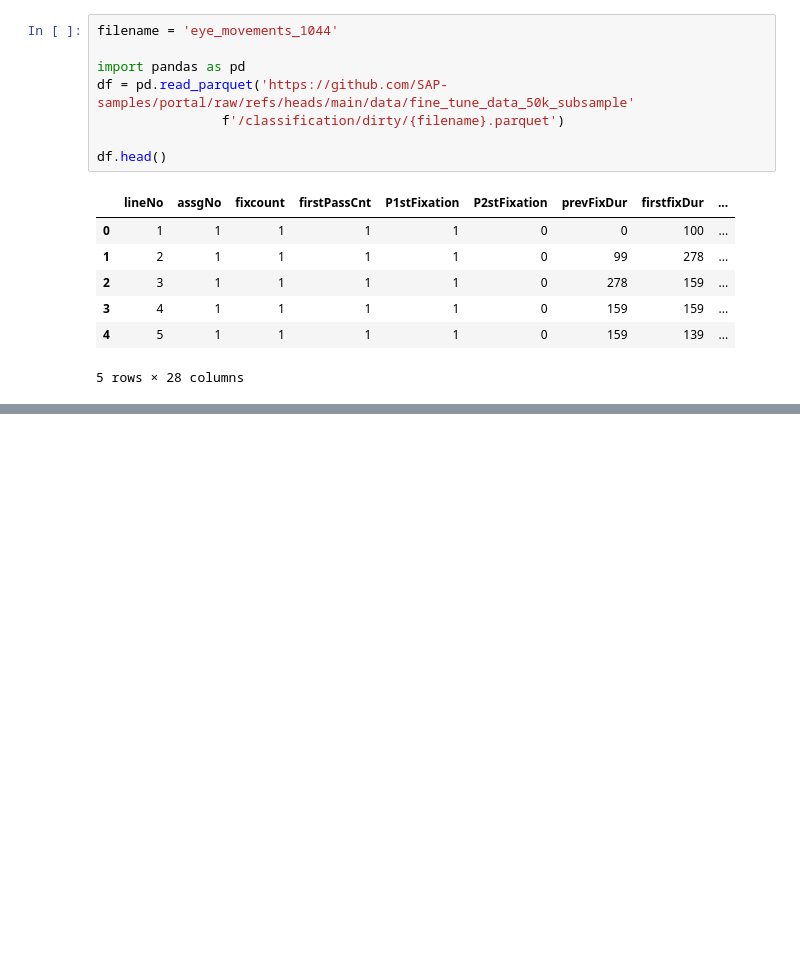
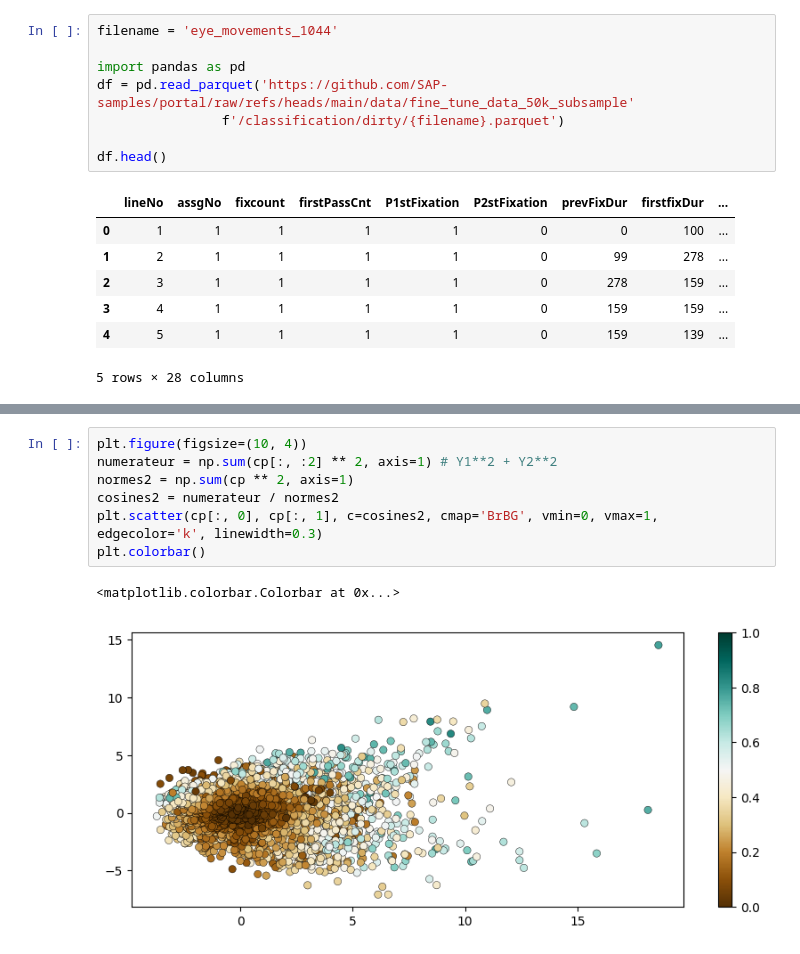
Before and after one commit to Fares596/python_DS_project, a Jupyter notebook: eye_project.ipynb, the cells around one changed output, grey strips where cells are left out. Cells and saved outputs as stored; diff of their text form; blank space fills up the shorter version.

```diff
--- a/eye_project.ipynb
+++ b/eye_project.ipynb
@@ -20,0 +86,10 @@ len(df["label"].unique()) ##il y a 3 classes differentes
+# %%
+plt.figure(figsize=(10, 4))
+numerateur = np.sum(cp[:, :2] ** 2, axis=1) # Y1**2 + Y2**2
+normes2 = np.sum(cp ** 2, axis=1)
+cosines2 = numerateur / normes2
+plt.scatter(cp[:, 0], cp[:, 1], c=cosines2, cmap='BrBG', vmin=0, vmax=1, edgecolor='k', linewidth=0.3)
+plt.colorbar()
+# %% [output]
+<matplotlib.colorbar.Colorbar at 0x...>
+[figure, added]
```
Also changed, not shown: parts of 13 cells of this notebook.
